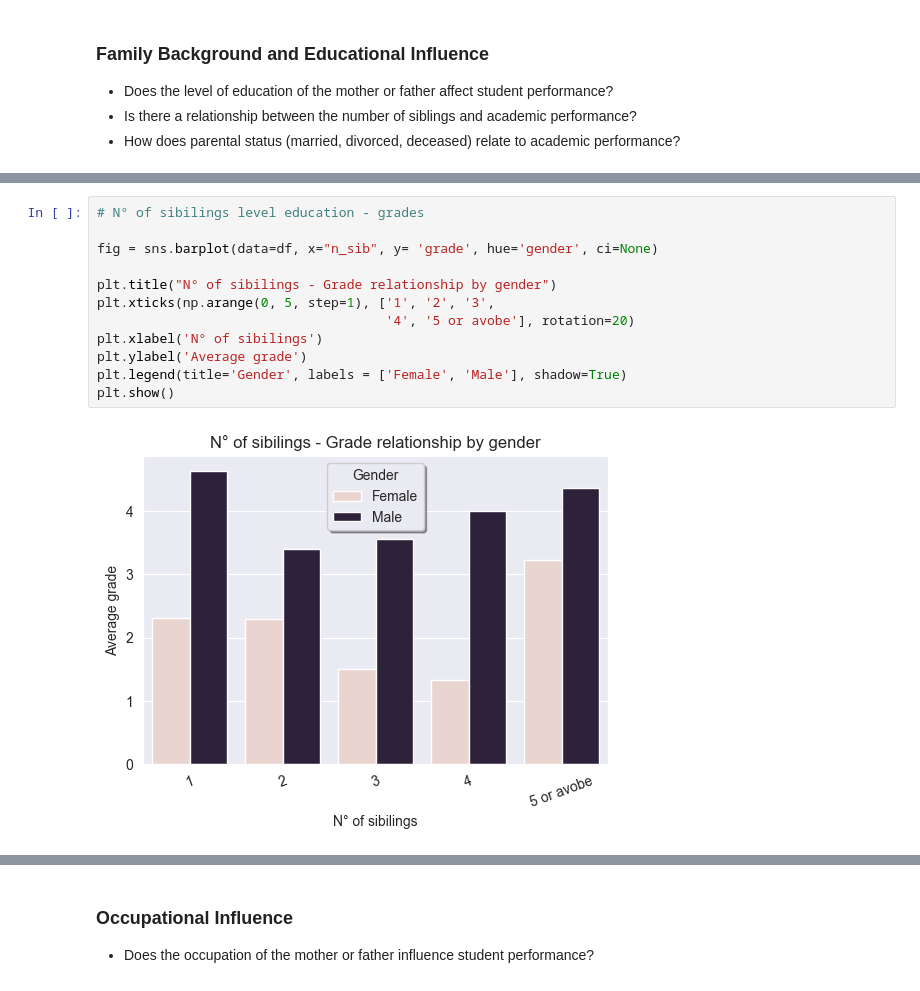
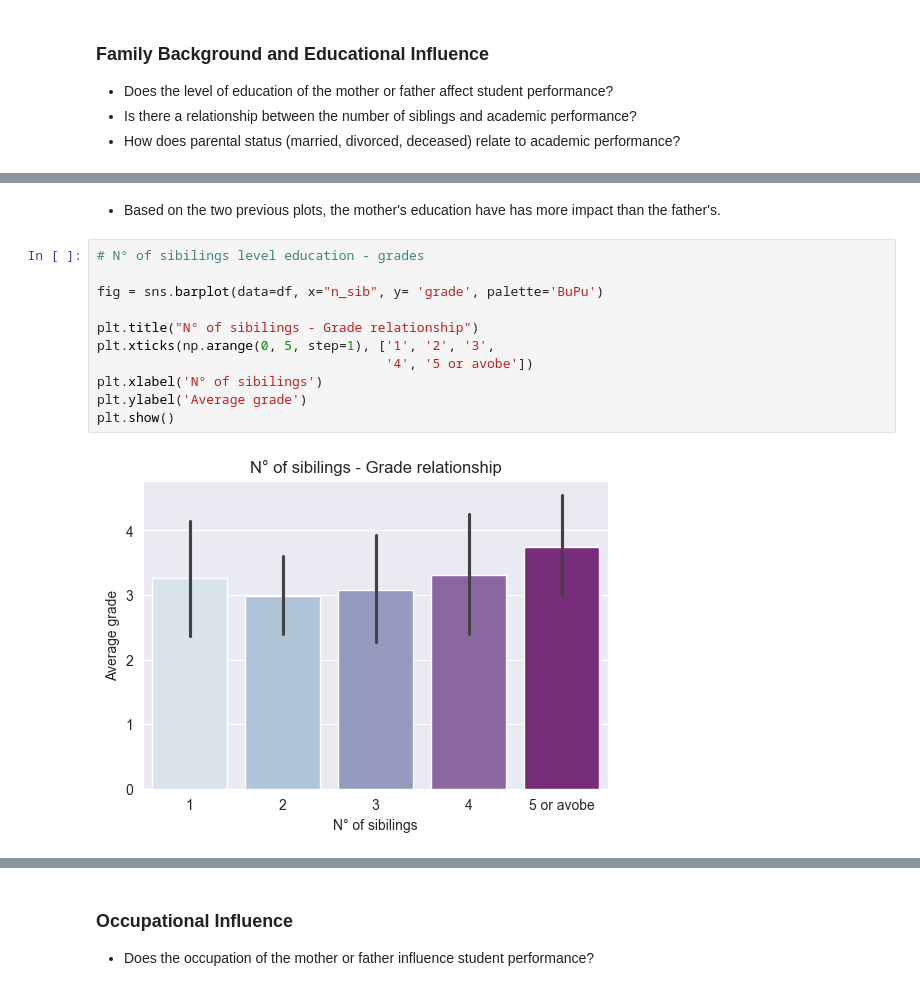
Before and after one commit to e-Itohan/students_evaluation, a Jupyter notebook: students_notebook.ipynb, the cells around one changed output, grey strips where cells are left out. Saved outputs shown, nothing was run; the diff lists cells and outputs as text.

```diff
--- a/students_notebook.ipynb
+++ b/students_notebook.ipynb
@@ -365,17 +393,18 @@ plt.show()
+# %% [markdown]
+- Based on the two previous plots, the mother's education have has more impact  than the father's.
 # %%
 # N° of sibilings level education - grades
 
-fig = sns.barplot(data=df, x="n_sib", y= 'grade', hue='gender', ci=None)
+fig = sns.barplot(data=df, x="n_sib", y= 'grade', palette='BuPu')
 
-plt.title("N° of sibilings - Grade relationship by gender")
+plt.title("N° of sibilings - Grade relationship")
 plt.xticks(np.arange(0, 5, step=1), ['1', '2', '3',
-                                     '4', '5 or avobe'], rotation=20)
+                                     '4', '5 or avobe'])
 plt.xlabel('N° of sibilings')
 plt.ylabel('Average grade')
-plt.legend(title='Gender', labels = ['Female', 'Male'], shadow=True)
 plt.show()
 # %% [output]
-[figure, old version]
+[figure, new version]
 # %%
 # Parental status - grades
 
```
Also changed, not shown: parts of 89 cells of this notebook.
